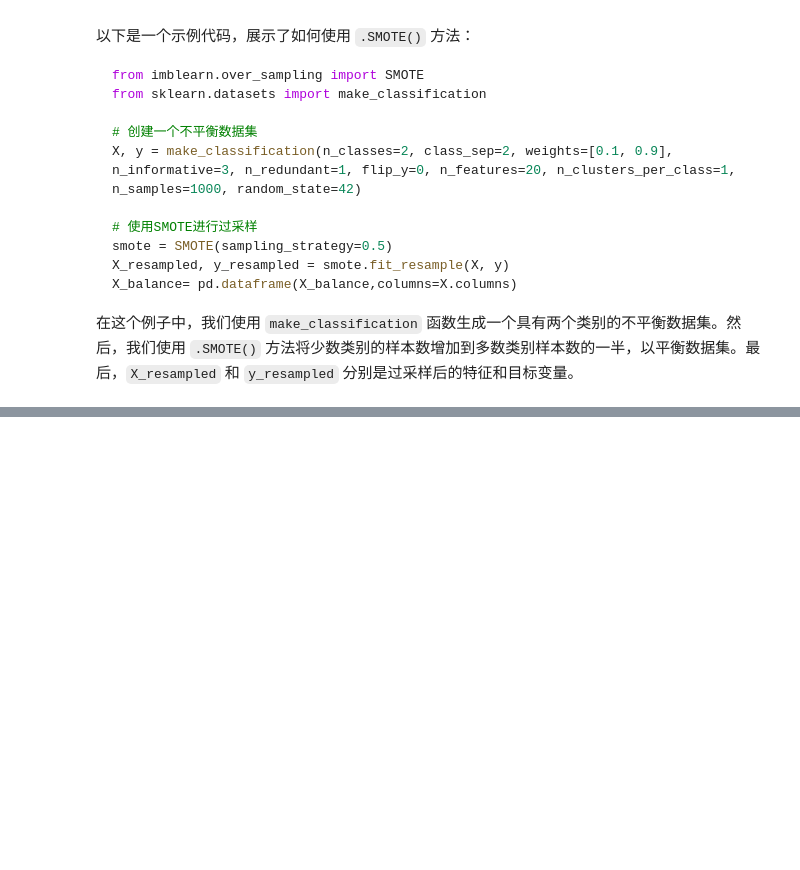
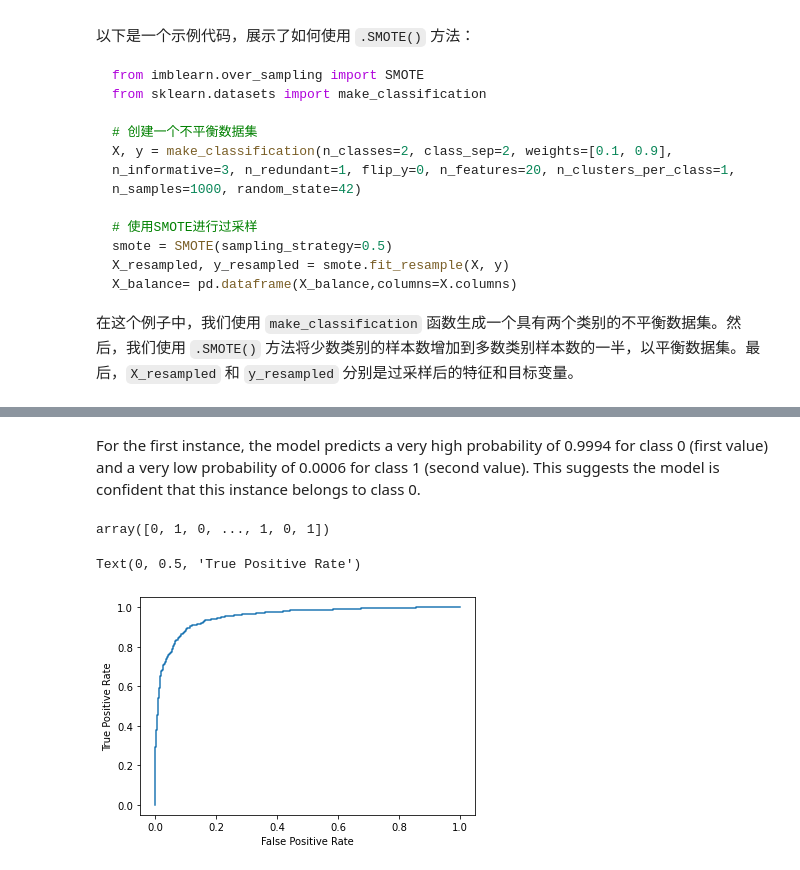
Before and after one commit to leningschulich/schulich_data_science, a Jupyter notebook: mban 6110 inclass code/note for mban6110 final.ipynb, the cells around one changed output, grey strips where cells are left out. Saved outputs shown, nothing was run; the diff lists cells and outputs as text; code cells hidden in the pictures; blank space fills up the shorter version.

```diff
--- a/mban 6110 inclass code/note for mban6110 final.ipynb
+++ b/mban 6110 inclass code/note for mban6110 final.ipynb
@@ -36,0 +713,15 @@ X_balance= pd.dataframe(X_balance,columns=X.columns)
+# %%
+# there are many more hyperparameters we can adjust in this version,
+# such as regularization terms (we'll cover this in a later module)
+# weights, solver type, etc. for now, we'll keep the default settings
+
+from sklearn.neighbors import KNeighborsClassifier
+
+
+log = LogisticRegression()
+nb = GaussianNB()
+knn = KNeighborsClassifier() #default neighbours is 5
+# %%
+log.fit(x_train,y_train)
+nb.fit(x_train,y_train)
+knn.fit(x_train,y_train)
@@ -36,0 +737,4 @@ X_balance= pd.dataframe(X_balance,columns=X.columns)
+# %%
+yhat_log = log.predict_proba(x_test)
+yhat_nb = nb.predict_proba(x_test)
+yhat_knn = knn.predict(x_test)
@@ -36,0 +751,16 @@ X_balance= pd.dataframe(X_balance,columns=X.columns)
+# %% [markdown]
+For the first instance, the model predicts a very high probability of 0.9994 for class 0 (first value) and a very low probability of 0.0006 for class 1 (second value). This suggests the model is confident that this instance belongs to class 0.
+# %%
+log.predict(x_test)
+# %% [output]
+array([0, 1, 0, ..., 1, 0, 1])
+# %%
+fpr, tpr, thresholds = roc_curve(y_test, yhat_log[:,1])
+# %%
+import matplotlib.pyplot as plt
+plt.plot(fpr,tpr)
+plt.xlabel('False Positive Rate')
+plt.ylabel('True Positive Rate')
+# %% [output]
+Text(0, 0.5, 'True Positive Rate')
+[figure, added]
```
Also changed, not shown: parts of 113 cells of this notebook, 2 other files.
